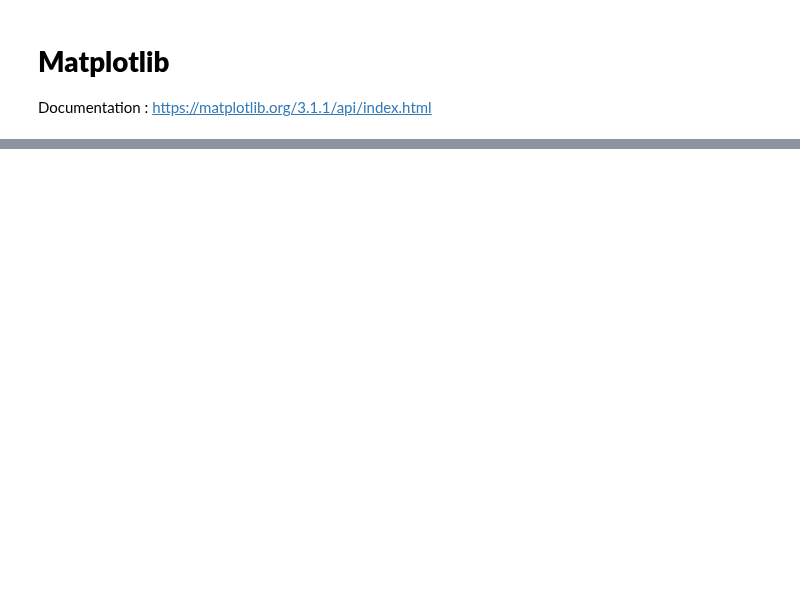
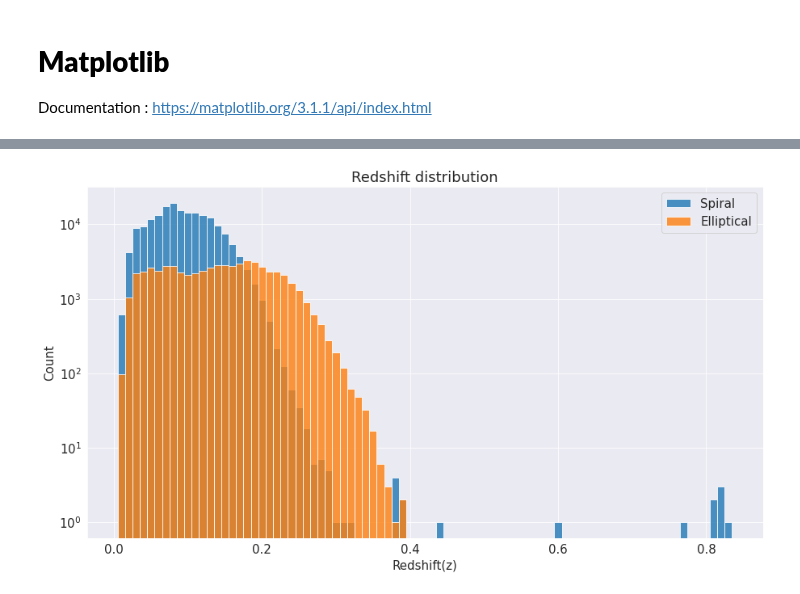
Before and after one commit to Jack3690/DDA, a Jupyter notebook: Week_1/Introduction_to_Python.ipynb, the cells around one changed output, grey strips where cells are left out. Drawn from its saved outputs; the diff is of its cells as text; code cells hidden in the pictures; blank space fills up the shorter version.

```diff
--- a/Week_1/Introduction_to_Python.ipynb
+++ b/Week_1/Introduction_to_Python.ipynb
@@ -181,0 +331,10 @@ Documentation : https://matplotlib.org/3.1.1/api/index.html
+# %%
+plt.hist(z_s, bins=np.arange(df['z'].min(), df['z'].max(),0.01), alpha=0.8)
+plt.hist(z_e, bins=np.arange(df['z'].min(), df['z'].max(),0.01), alpha=0.8)
+plt.xlabel("Redshift(z)")
+plt.ylabel('Count')
+plt.title('Redshift distribution')
+plt.legend(['Spiral','Elliptical'])
+plt.yscale('log')
+# %% [output]
+[figure, added]
```
Also changed, not shown: parts of 18 cells of this notebook.
